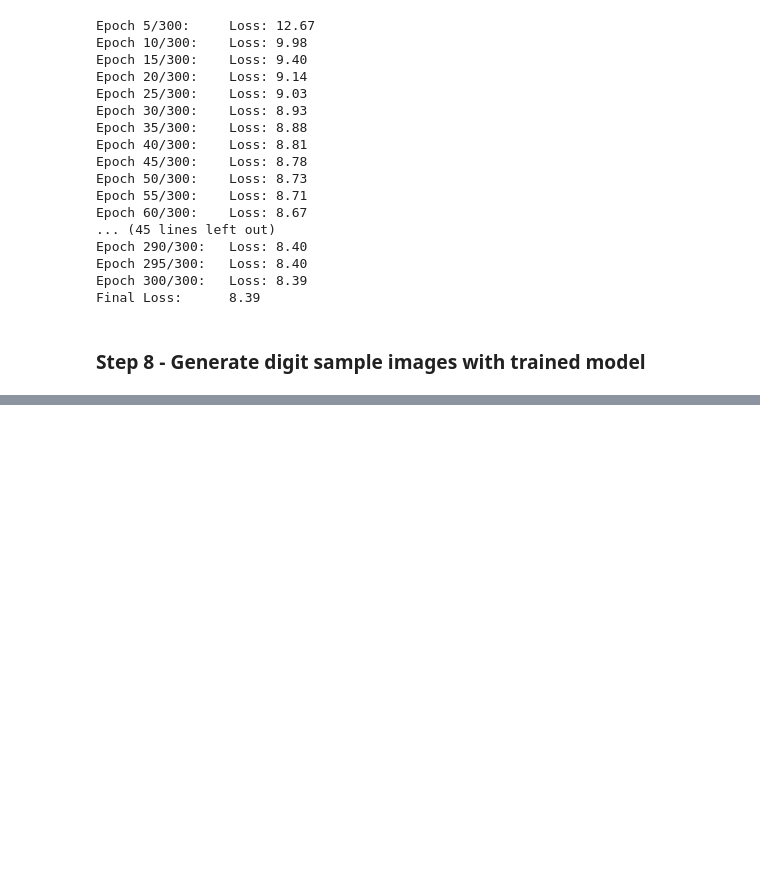
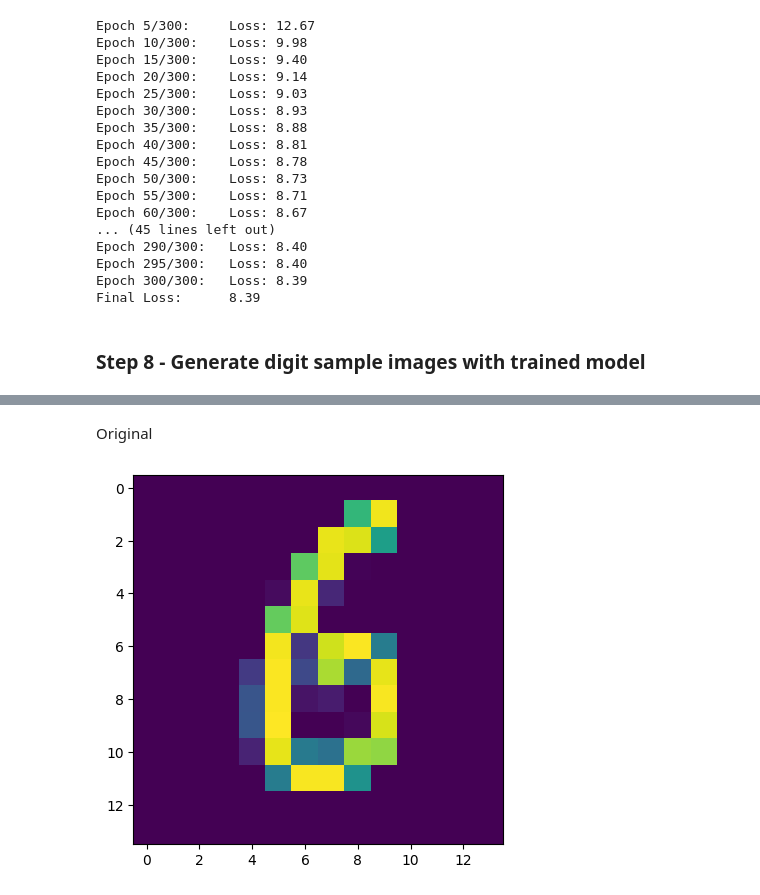
Before and after one commit to kohlgjh/PHYS449, a Jupyter notebook: Assignment 5/notebooks/A5_testing2.ipynb, the cells around one changed output, grey strips where cells are left out. Drawn from its saved outputs; the diff is of its cells as text; code cells hidden in the pictures; blank space fills up the shorter version.

```diff
--- a/Assignment 5/notebooks/A5_testing2.ipynb
+++ b/Assignment 5/notebooks/A5_testing2.ipynb
@@ -253,0 +263,7 @@ Final Loss:      8.39
+# %% [markdown]
+Original
+# %%
+plt.imshow(input.detach().cpu().numpy()[7][0])
+plt.show()
+# %% [output]
+[figure, added]
```
Also changed, not shown: parts of 1 cell of this notebook.
